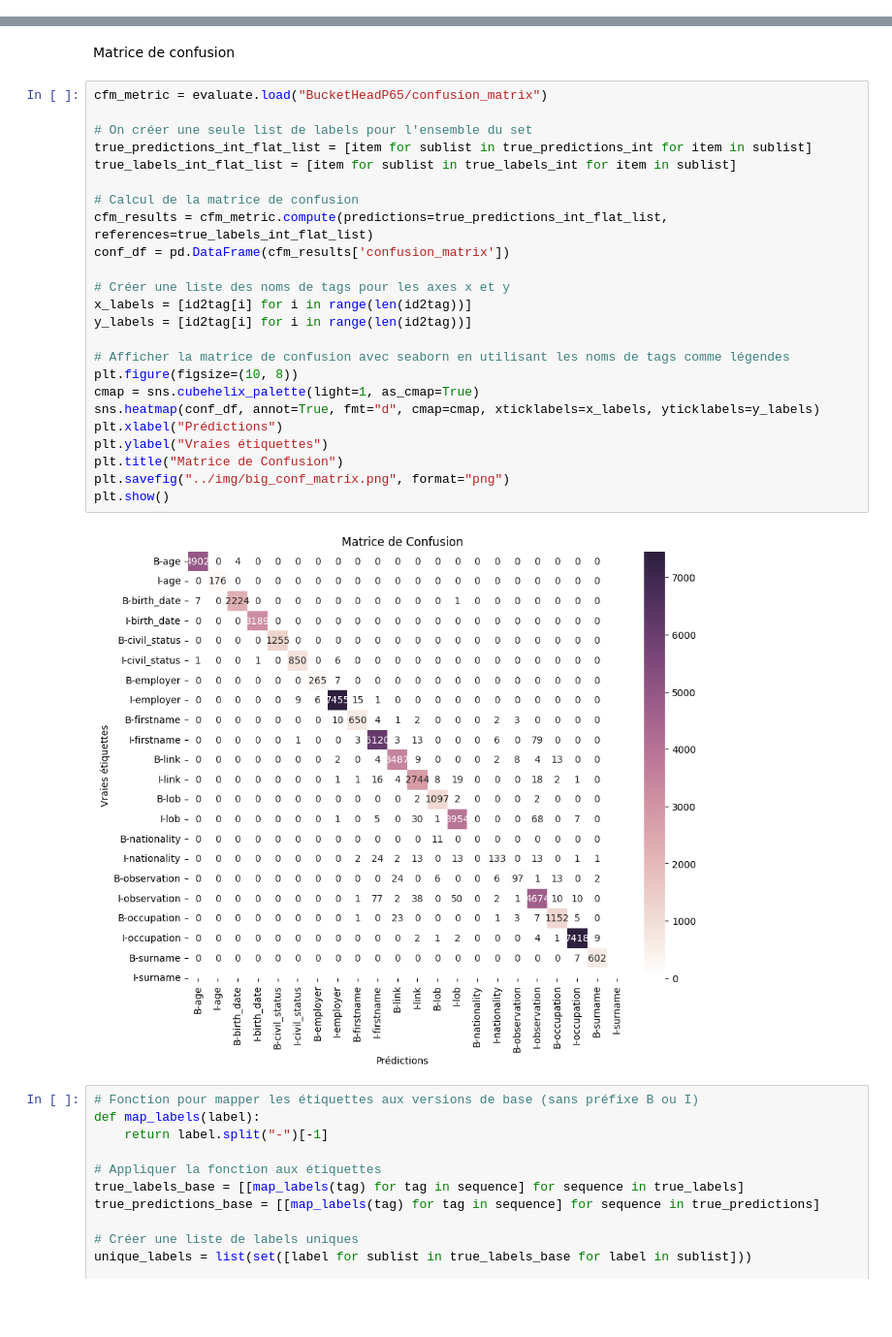
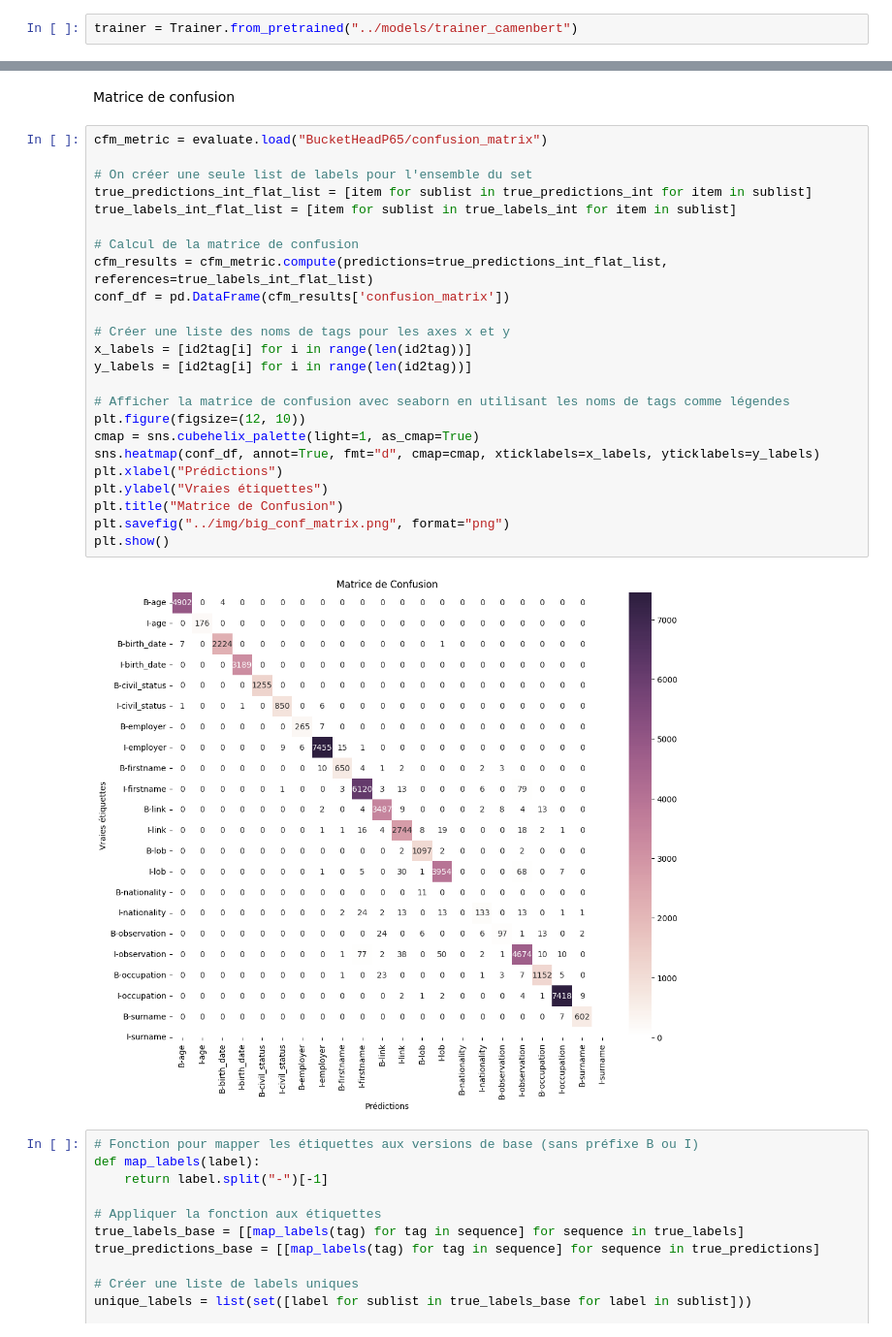
Before and after one commit to cdechaux/Projet_NLP_3A, a Jupyter notebook: scripts/models.ipynb, the cells around one changed output, grey strips where cells are left out. Shown at 97% size. Drawn from its saved outputs; the diff is of its cells as text; blank space fills up the shorter version.

```diff
--- a/scripts/models.ipynb
+++ b/scripts/models.ipynb
@@ -244,0 +249,2 @@ TrainOutput(global_step=10692, training_loss=0.19334610463794233, metrics={'trai
+# %%
+trainer = Trainer.from_pretrained("../models/trainer_camenbert")
@@ -310,29 +318,29 @@ Matrice de confusion
 # %%
 cfm_metric = evaluate.load("BucketHeadP65/confusion_matrix")
 
 # On créer une seule list de labels pour l'ensemble du set
 true_predictions_int_flat_list = [item for sublist in true_predictions_int for item in sublist]
 true_labels_int_flat_list = [item for sublist in true_labels_int for item in sublist]
 
 # Calcul de la matrice de confusion
 cfm_results = cfm_metric.compute(predictions=true_predictions_int_flat_list, references=true_labels_int_flat_list)
 conf_df = pd.DataFrame(cfm_results['confusion_matrix'])
 
 # Créer une liste des noms de tags pour les axes x et y
 x_labels = [id2tag[i] for i in range(len(id2tag))]
 y_labels = [id2tag[i] for i in range(len(id2tag))]
 
 # Afficher la matrice de confusion avec seaborn en utilisant les noms de tags comme légendes
-plt.figure(figsize=(10, 8))
+plt.figure(figsize=(12, 10))
 cmap = sns.cubehelix_palette(light=1, as_cmap=True)
 sns.heatmap(conf_df, annot=True, fmt="d", cmap=cmap, xticklabels=x_labels, yticklabels=y_labels)
 plt.xlabel("Prédictions")
 plt.ylabel("Vraies étiquettes")
 plt.title("Matrice de Confusion")
 plt.savefig("../img/big_conf_matrix.png", format="png")
 plt.show()
 # %% [output]
-[figure, old version]
+[figure, new version]
 # %%
 # Fonction pour mapper les étiquettes aux versions de base (sans préfixe B ou I)
 def map_labels(label):
```
Also changed, not shown: parts of 21 cells of this notebook.
